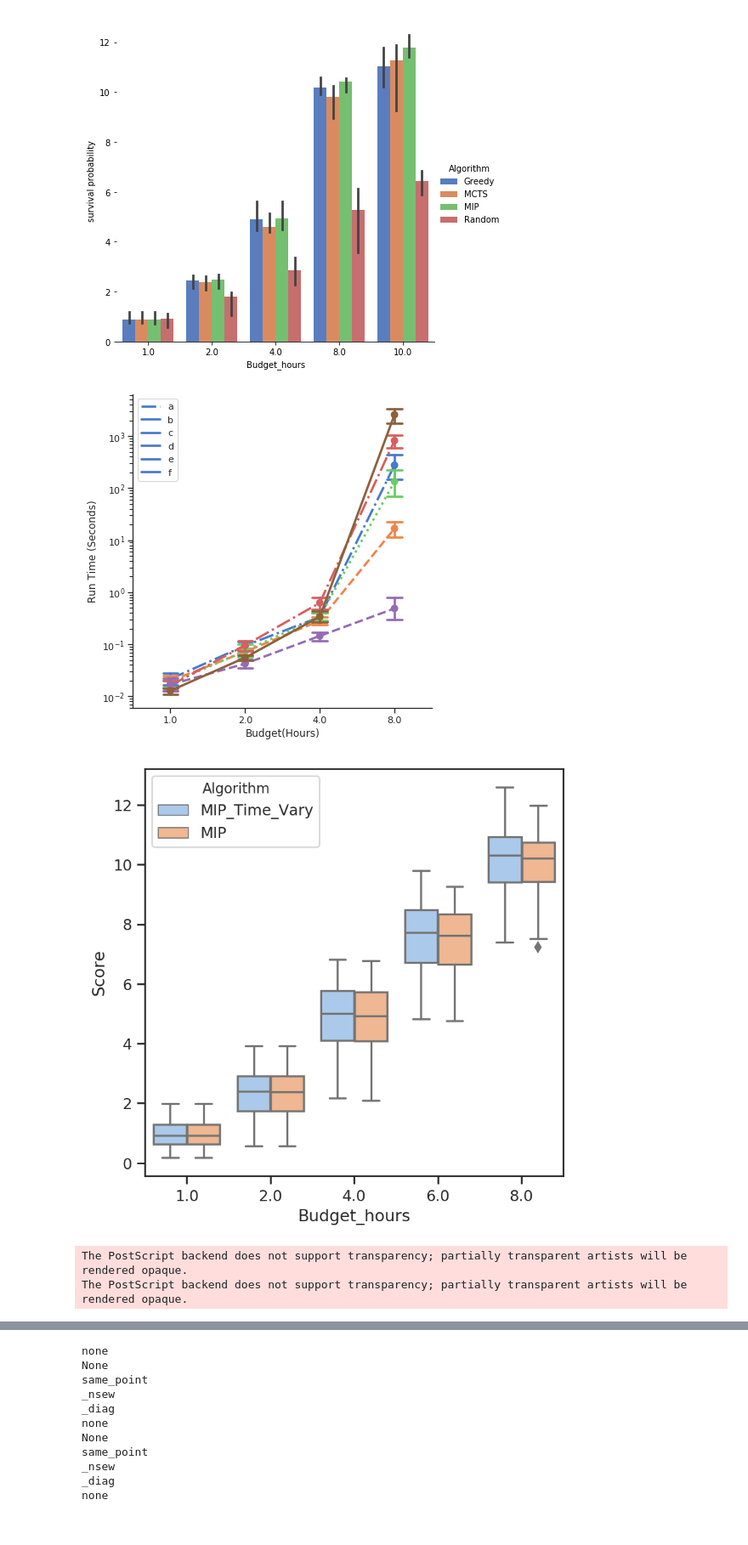
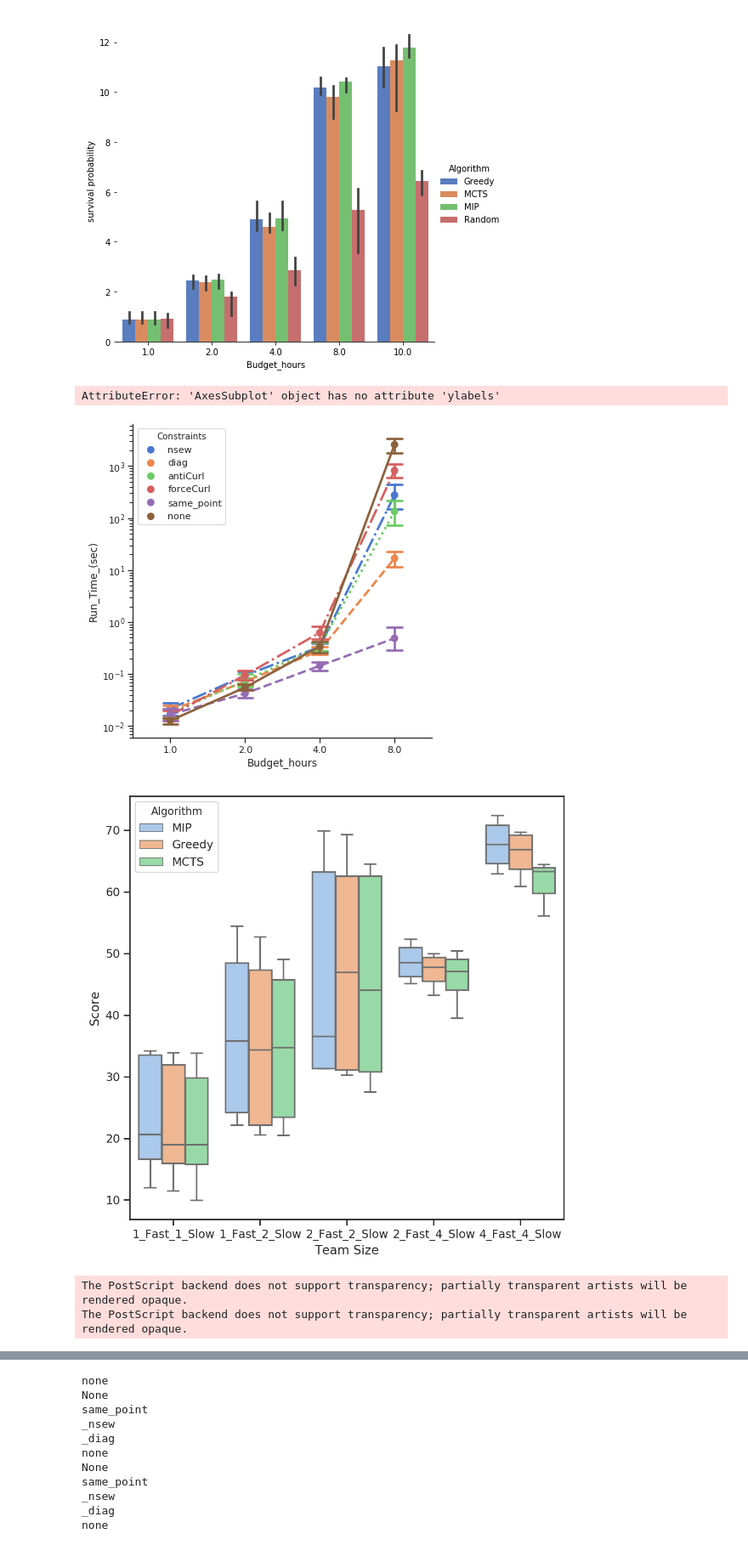
Before and after one commit to mlfrantz/OSU_MS_Robotics_Thesis, a Jupyter notebook: src/plotting_notebook.ipynb, the cells around one changed output, grey strips where cells are left out. Shown at 85% size. Drawn from its saved outputs; the diff is of its cells as text; code cells hidden in the pictures.

Commit message:
More plotting

```diff
--- a/src/plotting_notebook.ipynb
+++ b/src/plotting_notebook.ipynb
@@ -183,9 +187,11 @@ g = sns.catplot(x="Budget_hours", y="Run_Time_(sec)", hue="Constraints",
                 kind="point", data=df.query("Budget_hours < 10"), log=True, legend_out=False, linestyles=['-.','--',':','-.','--','-'])
 g.set(yscale="log")
 # g.despine(left=True)
-g.set_ylabels("Run Time (Seconds)")
-g.set_xlabels("Budget(Hours)")
-# h = plt.gca().get_lines
+# g.set_ylabels("Run Time (Seconds)")
+# g.set_xlabels("Budget(Hours)")
+# h = plt.gca()
+# h.ylabels("Test")
+
 # lg = plt.legend(labels=['a','b','c','d','e','f'], loc='best')
 # plt.legend(loc='upper left')
 
@@ -193,34 +199,39 @@ plt.show()
 
 # g.savefig('/home/mlfrantz/Documents/MIP_Research/mip_research/Pictures/' + 'constraint_compare_time.eps', format='eps')
 # %% [output]
+AttributeError: 'AxesSubplot' object has no attribute 'ylabels'
-[figure, old version]
+[figure, new version]
 # %%
-# This is line plot for time varying map testing
+# This is box and whisker plot for time varying map testing
 # dataPath = 'data/budget_test_all_no_rand.csv'
-dataPath= 'data/time_vary_test.csv'
+# dataPath= 'data/time_vary_test.csv'
+dataPath= 'data/team_test_heterogenous_2.csv'
+
 file_path = os.path.join(os.path.abspath('..'), dataPath)
 df = pd.read_csv(file_path)
 nsewConstraint = ['Algorithm', 'Map_Center', 'Start', 'Score', 'Run_Time_(sec)', 'Budget_hours', 'Constraints']
 df = df.filter(nsewConstraint)
 
 # fig = plt.figure(figsize=(10,10), dpi=160, facecolor='w')
-fig = plt.figure(figsize=(5.5,5.5), dpi=160, facecolor='w')
+fig = plt.figure(figsize=(7.5,7.5), dpi=160, facecolor='w')
 sns.set(style="ticks", palette="pastel")
-sns.boxplot(x="Budget_hours", y="Score",
-            hue="Algorithm", data=df.query("Budget_hours < 12"))
+sns.boxplot(x="Constraints", y="Score",
+            hue="Algorithm", data=df)
 # sns.despine(offset=10, trim=True)
 
 # g.despine(left=True)
 # plt.ylabels("Run Time (Seconds)")
-# plt.xlabels("Budget(Hours)")
+# g.set_xlabels("Budget(Hours)")
+h = plt.gca()
+h.set_xlabel("Team Size")
 # h = plt.gca().get_lines()
 # lg = plt.legend(handles=h, labels=['a','b','c','d','e','f'], loc='best')
 # plt.legend(loc='upper left')
 
 plt.show()
 
-fig.savefig('/home/frantz/Documents/MIP_Research/mip_research/Pictures/' + 'time_vary_score.eps', format='eps')
+fig.savefig('/home/frantz/Documents/MIP_Research/mip_research/Pictures/' + 'team_hetero_score.eps', format='eps')
 # %% [output]
-[figure, old version]
+[figure, new version]
 The PostScript backend does not support transparency; partially transparent artists will be rendered opaque.
 The PostScript backend does not support transparency; partially transparent artists will be rendered opaque.
```
Also changed, not shown: parts of 5 cells of this notebook, 3 other files.
